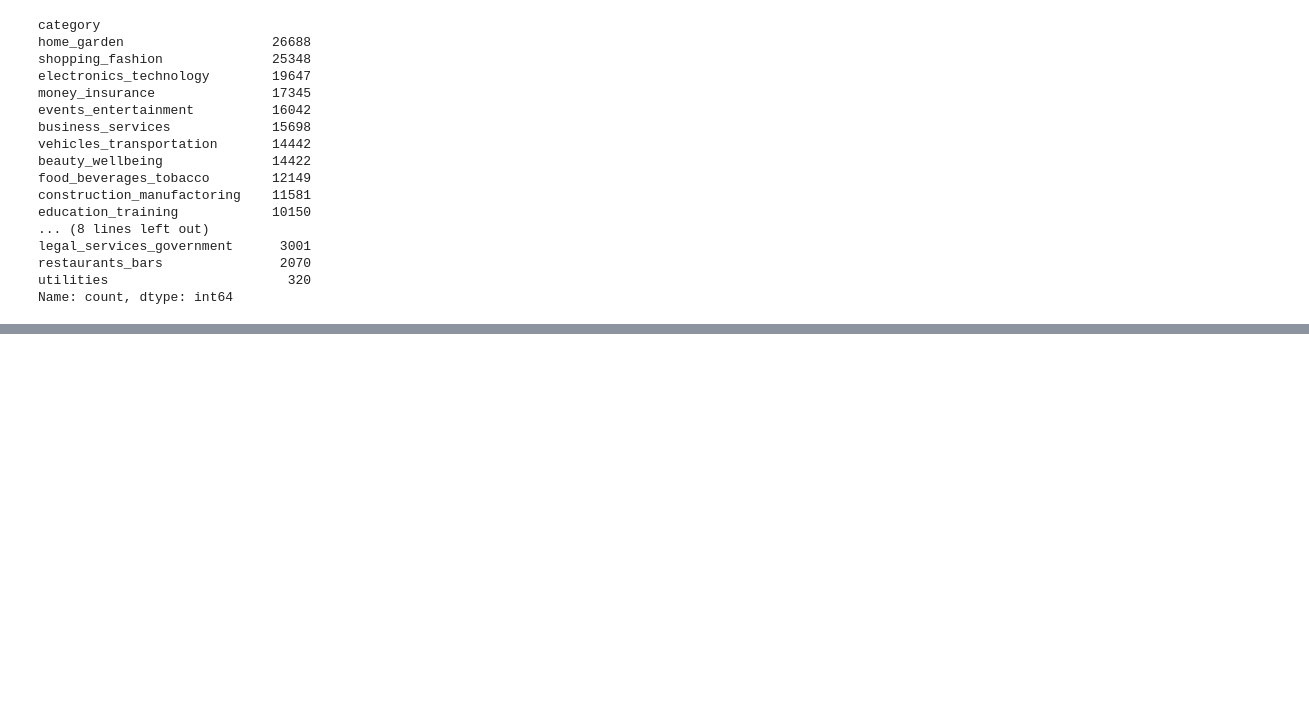
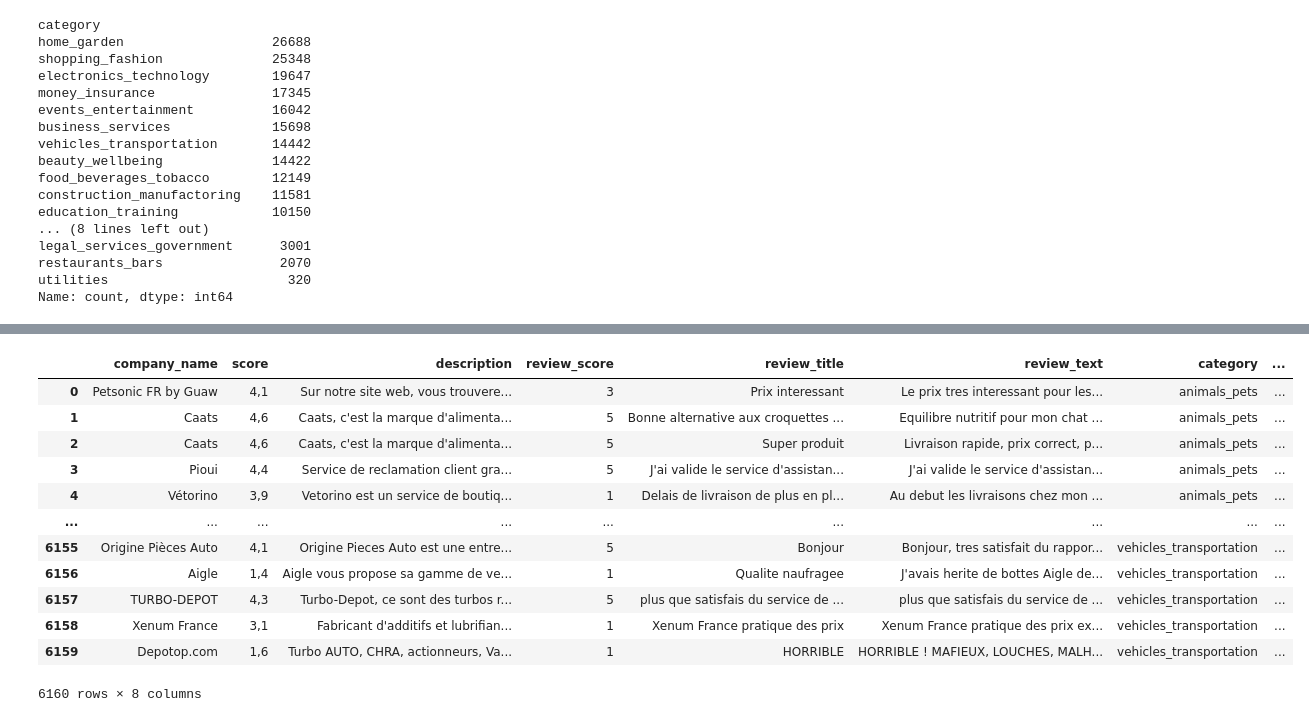
Before and after one commit to Maryam-Dollet/NLP_Project, a Jupyter notebook: data_cleaning.ipynb, the cells around one changed output, grey strips where cells are left out. Drawn from its saved outputs; the diff is of its cells as text; code cells hidden in the pictures; blank space fills up the shorter version.

```diff
--- a/data_cleaning.ipynb
+++ b/data_cleaning.ipynb
@@ -455 +508,3 @@ reviews_sample
 6160 rows × 7 columns
+# %%
+reviews_sample = reviews_sample.dropna(subset=["review_title", "review_text"])
@@ -455,0 +542,31 @@ reviews_sample
+# %%
+def translate_colunmn(col: list):
+    translator = GoogleTranslator(source='fr', target='en')
+    # we want to translate all the contents of the "description" column except the ones that are longer than 4999 character
+    # because the Google Translator API does not support more than 5000 characters
+    # we will translate the longer ones later
+    en_translation = []
+    counter = 0
+    print(len(col))
+    for desc in col:
+        if desc != None and isinstance(desc, float) != True:
+            if len(desc) > 5000:
+                sentences = desc.split(".")
+                translated = ""
+                for sentence in sentences:
+                    translated_sentence = translator.translate(sentence)
+                    if translated_sentence != None:
+                        translated += translated_sentence + ". " # we add the "." separator back
+                en_translation.append(translated)
+            else:
+                en_translation.append(translator.translate(desc))
+        else:
+            en_translation.append(np.nan)
+        counter += 1
+
+        if counter % 10 == 0:
+            print(f"checkpoint: {counter}")
+
+    return en_translation
+# %%
+en_title = translate_colunmn(list(reviews_sample["review_title"]))
@@ -455,0 +611,18 @@ reviews_sample
+# %%
+reviews_sample["review_title_en"] = en_title
+# %%
+reviews_sample
+# %% [output]
+|  | company_name | score | description | review_score | review_title | review_text | category | ... |
+| 0 | Petsonic FR by Guaw | 4,1 | Sur notre site web, vous trouvere... | 3 | Prix interessant | Le prix tres interessant pour les... | animals_pets | ... |
+| 1 | Caats | 4,6 | Caats, c'est la marque d'alimenta... | 5 | Bonne alternative aux croquettes ... | Equilibre nutritif pour mon chat ... | animals_pets | ... |
+| 2 | Caats | 4,6 | Caats, c'est la marque d'alimenta... | 5 | Super produit | Livraison rapide, prix correct, p... | animals_pets | ... |
+| 3 | Pioui | 4,4 | Service de reclamation client gra... | 5 | J'ai valide le service d'assistan... | J'ai valide le service d'assistan... | animals_pets | ... |
+| 4 | Vétorino | 3,9 | Vetorino est un service de boutiq... | 1 | Delais de livraison de plus en pl... | Au debut les livraisons chez mon ... | animals_pets | ... |
+| ... | ... | ... | ... | ... | ... | ... | ... | ... |
+| 6155 | Origine Pièces Auto | 4,1 | Origine Pieces Auto est une entre... | 5 | Bonjour | Bonjour, tres satisfait du rappor... | vehicles_transportation | ... |
+| 6156 | Aigle | 1,4 | Aigle vous propose sa gamme de ve... | 1 | Qualite naufragee | J'avais herite de bottes Aigle de... | vehicles_transportation | ... |
+| 6157 | TURBO-DEPOT | 4,3 | Turbo-Depot, ce sont des turbos r... | 5 | plus que satisfais du service de ... | plus que satisfais du service de ... | vehicles_transportation | ... |
+| 6158 | Xenum France | 3,1 | Fabricant d'additifs et lubrifian... | 1 | Xenum France pratique des prix | Xenum France pratique des prix ex... | vehicles_transportation | ... |
+| 6159 | Depotop.com | 1,6 | Turbo AUTO, CHRA, actionneurs, Va... | 1 | HORRIBLE | HORRIBLE ! MAFIEUX, LOUCHES, MALH... | vehicles_transportation | ... |
+6160 rows × 8 columns
```
Also changed, not shown: parts of 20 cells of this notebook, 3 other files.
